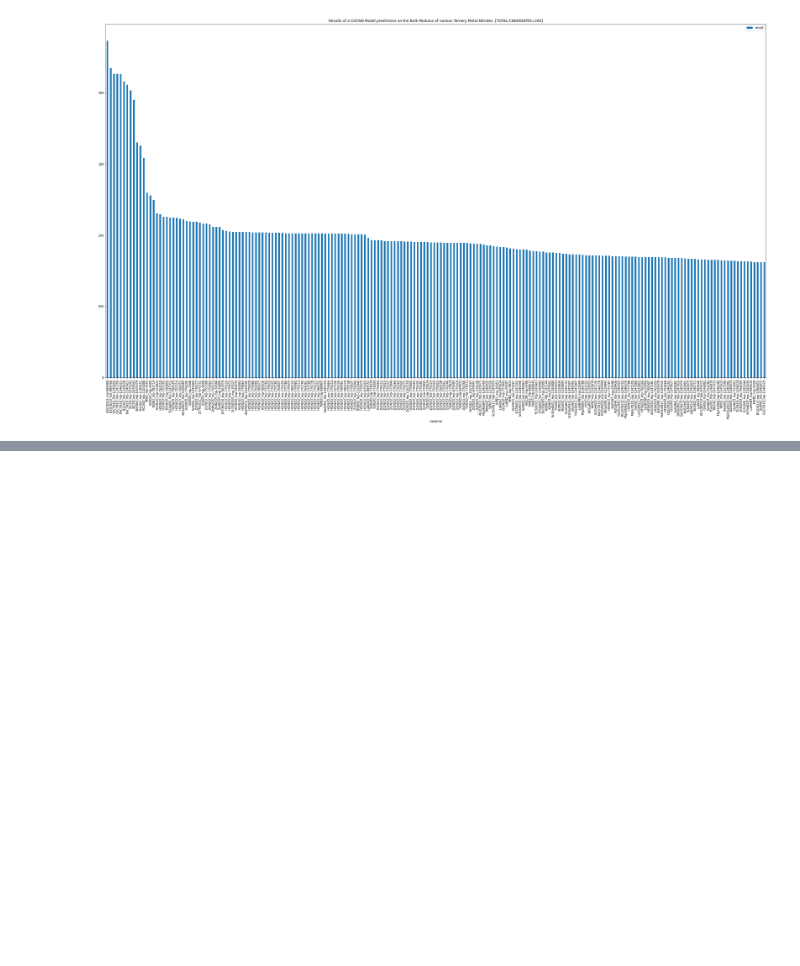
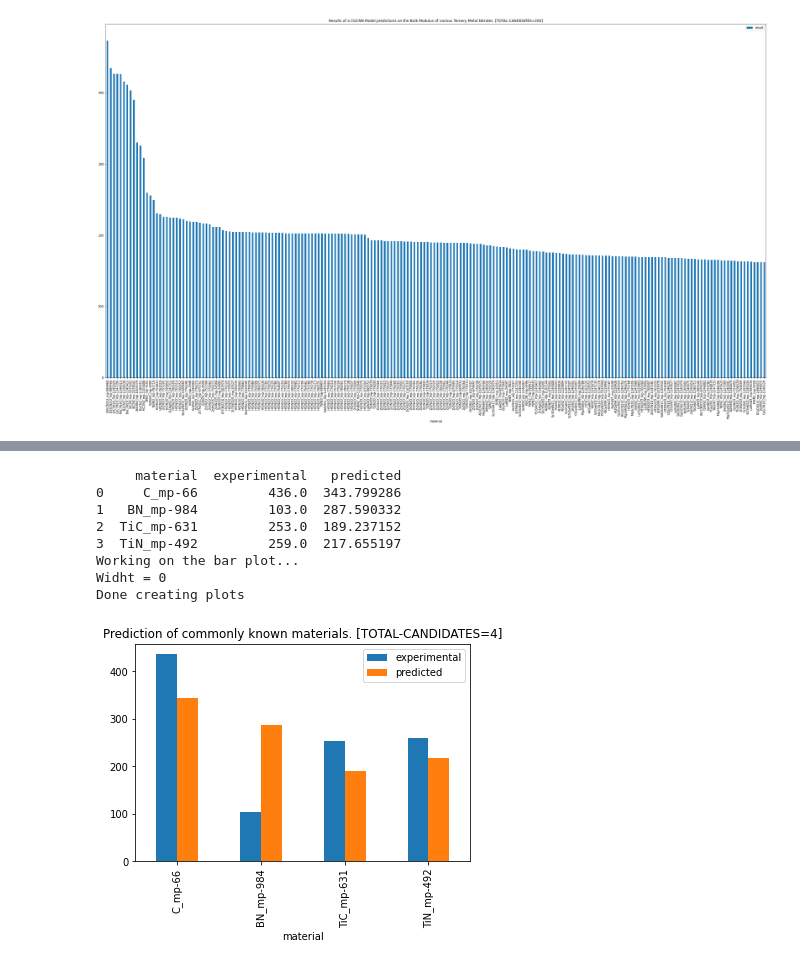
Before and after one commit to ayieko168/Ternary-Metal-Nitrides-Research, a Jupyter notebook: src/transformer_trial3.ipynb, the cells around one changed output, grey strips where cells are left out. Drawn from its saved outputs; the diff is of its cells as text; code cells hidden in the pictures; blank space fills up the shorter version.

```diff
--- a/src/transformer_trial3.ipynb
+++ b/src/transformer_trial3.ipynb
@@ -320,0 +322,11 @@ Done creating plots
+# %%
+## Get the properties for the common materials
+mpr = MPRester(API_TOKEN)
+
+crt = {
+    'material_id': {'$in': ['mp-66', 'mp-984', 'mp-492', 'mp-631']}
+}
+prt = ['material_id', 'pretty_formula', 'full_formula', 'band_gap',
+        'unit_cell_formula', 'elements', 'elasticity', 'cif', 'icsd_ids']
+
+materials = mpr.query(criteria=crt, properties=prt)
@@ -320,0 +396,38 @@ Done creating plots
+# %%
+result_file = os.path.join(ROOT_DIR, "src/predict_results.csv")
+
+df = pd.read_csv(result_file)
+
+lis = []
+for i in df.to_dict(orient='split')['data']:
+    result_dict = {}
+    for j in materials:
+        if j['material_id'] in i[0]:
+            result_dict['material'] = i[0]
+            result_dict['experimental'] = j['elasticity']['K_VRH']
+            result_dict['predicted'] = i[-1]
+
+    lis.append(result_dict)
+
+df = pd.DataFrame(lis)
+
+print(df)
+
+print(f"Working on the bar plot...")
+width = int((df.shape[0] * 1) / 5)
+print(f"Widht = {width}")
+df.plot(x="material", y=["experimental", "predicted"], kind='bar',
+        title=f"Prediction of commonly known materials. [TOTAL-CANDIDATES={df.shape[0]}]",
+        )
+
+print("Done creating plots")
+# %% [output]
+     material  experimental   predicted
+0     C_mp-66         436.0  343.799286
+1   BN_mp-984         103.0  287.590332
+2  TiC_mp-631         253.0  189.237152
+3  TiN_mp-492         259.0  217.655197
+Working on the bar plot...
+Widht = 0
+Done creating plots
+[figure, added]
```
Also changed, not shown: parts of 6 cells of this notebook, 3 other files.
